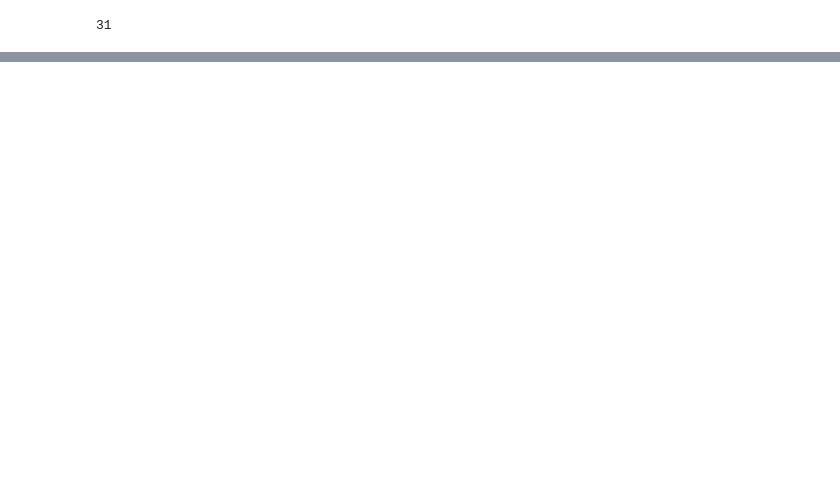
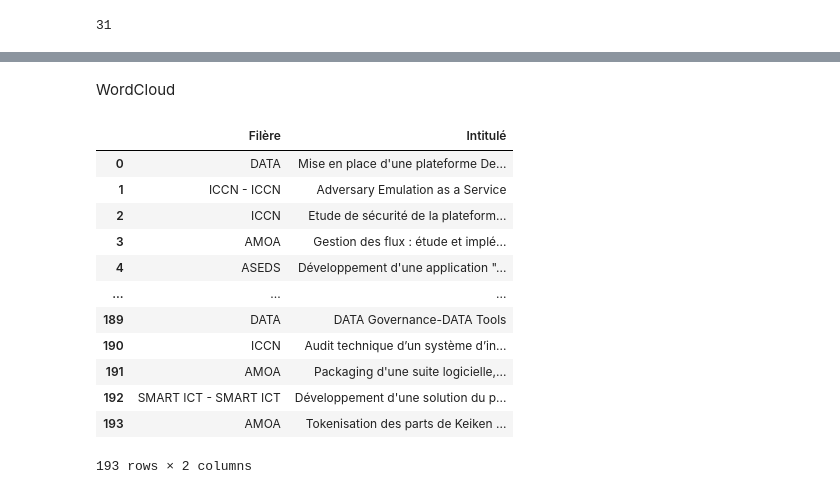
Before and after one commit to ABMesbh/PFE-Planning, a Jupyter notebook: scraper-pfe.ipynb, the cells around one changed output, grey strips where cells are left out. Cells and saved outputs as stored; diff of their text form; code cells hidden in the pictures; blank space fills up the shorter version.

```diff
--- a/scraper-pfe.ipynb
+++ b/scraper-pfe.ipynb
@@ -232,3 +232,22 @@ df.query(""" Encadrant == "BAINA AMINE" """)
 | 95 | 424 | MOULAY MOHAMMED-AMINE | ICCN | Digiwise | la sécurité des reseaux telecoms | BAINA AMINE | BELMEKKI EL MOSTAFA | NAJID ABDELLAH | ... |
 | 96 | 131 | OULBOUB IBTISSAM | AMOA | SOCIETE GENERALE AFRICAN BUSINESS... | Supervision fonctionnelle et tech... | BAINA AMINE | ZAIDOUNI DOUNIA | BARAKAT HICHAM | ... |
 | 106 | 104 | AIT EL ASRI SALAH | AMOA | Ribatis | Participation à la conception, pr... | BAINA AMINE | BELLAFKIH MOSTAFA | ACHA NAWFEL | ... |
+# %% [markdown]
+WordCloud
+# %%
+data = df.loc[:, ["Filère", "Intitulé"]]
+data
+# %% [output]
+|  | Filère | Intitulé |
+| 0 | DATA | Mise en place d'une plateforme De... |
+| 1 | ICCN - ICCN | Adversary Emulation as a Service |
+| 2 | ICCN | Etude de sécurité de la plateform... |
+| 3 | AMOA | Gestion des flux : étude et implé... |
+| 4 | ASEDS | Développement d'une application "... |
+| ... | ... | ... |
+| 189 | DATA | DATA Governance-DATA Tools |
+| 190 | ICCN | Audit technique d’un système d’in... |
+| 191 | AMOA | Packaging d'une suite logicielle,... |
+| 192 | SMART ICT - SMART ICT | Développement d'une solution du p... |
+| 193 | AMOA | Tokenisation des parts de Keiken ... |
+193 rows × 2 columns
```
Also changed, not shown: parts of 23 cells of this notebook.
